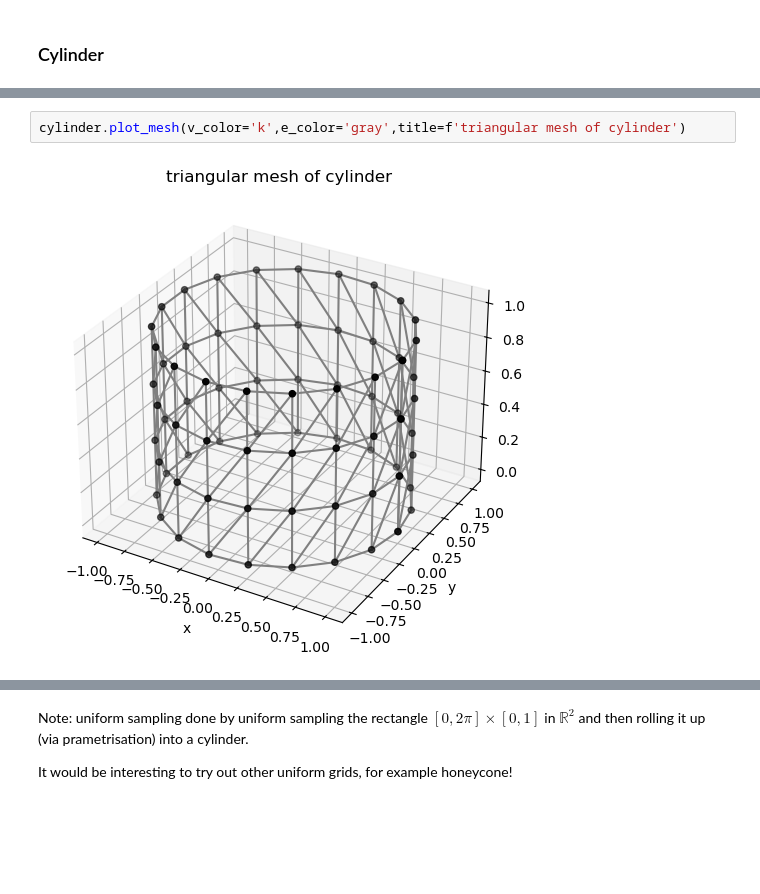
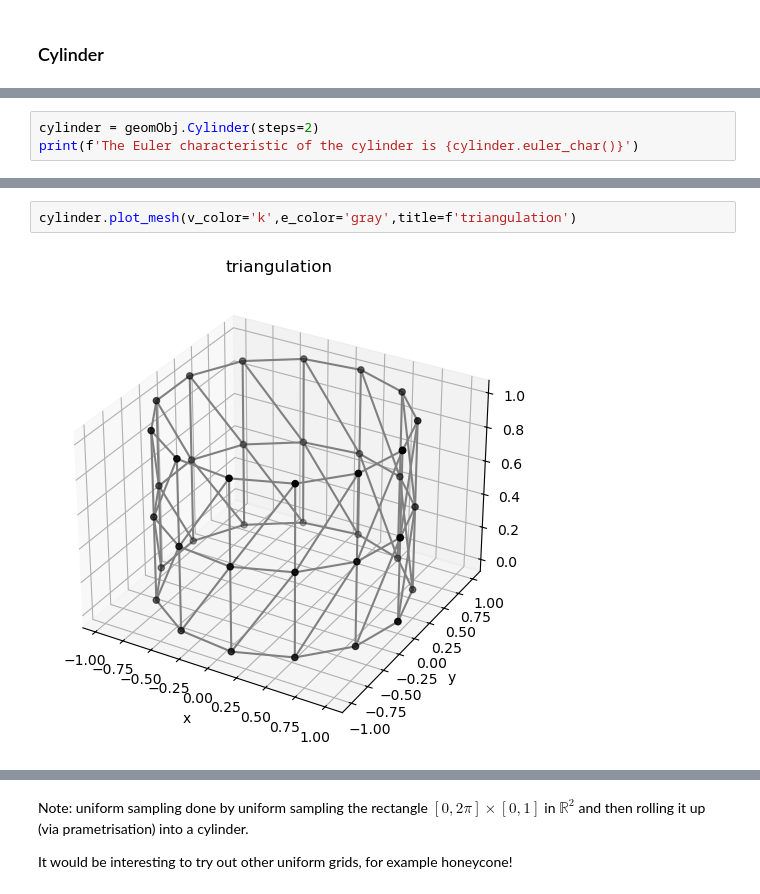
Before and after one commit to dHuberYoumans/maths, a Jupyter notebook: MeanCurvFlow/notebook/MeanCurvFlow.ipynb, the cells around one changed output, grey strips where cells are left out. Drawn from its saved outputs; the diff is of its cells as text; blank space fills up the shorter version.

```diff
--- a/MeanCurvFlow/notebook/MeanCurvFlow.ipynb
+++ b/MeanCurvFlow/notebook/MeanCurvFlow.ipynb
@@ -167,0 +166,3 @@ cylinder.plot_surface()
+# %%
+cylinder = geomObj.Cylinder(steps=2)
+print(f'The Euler characteristic of the cylinder is {cylinder.euler_char()}')
@@ -168,4 +183,4 @@ cylinder.plot_surface()
 # %%
-cylinder.plot_mesh(v_color='k',e_color='gray',title=f'triangular mesh of cylinder')
+cylinder.plot_mesh(v_color='k',e_color='gray',title=f'triangulation')
 # %% [output]
-[figure, old version]
+[figure, new version]
```
Also changed, not shown: parts of 16 cells of this notebook.
